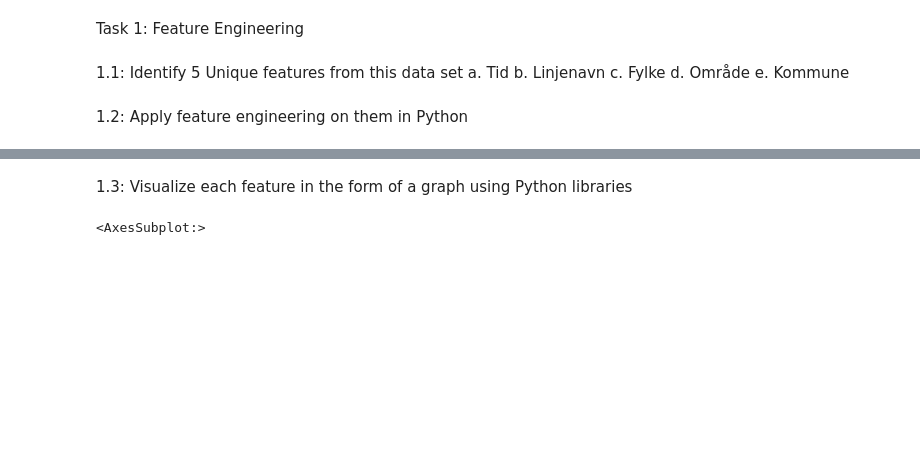
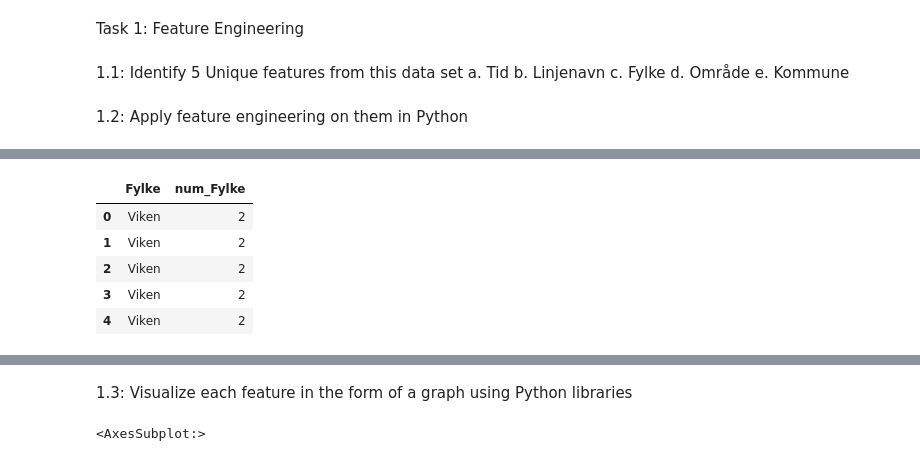
Before and after one commit to michaelekornrud/AI---Oblig1, a Jupyter notebook: Oblig1.ipynb, the cells around one changed output, grey strips where cells are left out. Saved outputs shown, nothing was run; the diff lists cells and outputs as text; code cells hidden in the pictures; blank space fills up the shorter version.

```diff
--- a/Oblig1.ipynb
+++ b/Oblig1.ipynb
@@ -34,0 +59,14 @@ df.head()
+# %%
+df['num_Fylke'] = df.Fylke
+df["num_Fylke"] = df["num_Fylke"].replace({'Oslo': '1', 'Viken': '2'})
+df.head()
+
+dfFylke=df[['Fylke','num_Fylke']]
+dfFylke.head()
+# %% [output]
+|  | Fylke | num_Fylke |
+| 0 | Viken | 2 |
+| 1 | Viken | 2 |
+| 2 | Viken | 2 |
+| 3 | Viken | 2 |
+| 4 | Viken | 2 |
```
Also changed, not shown: parts of 8 cells of this notebook.
